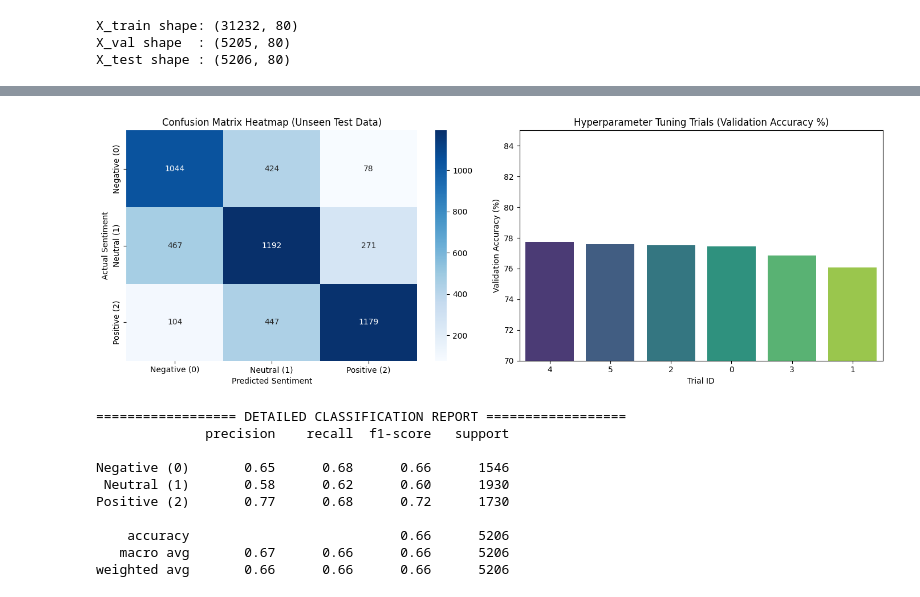
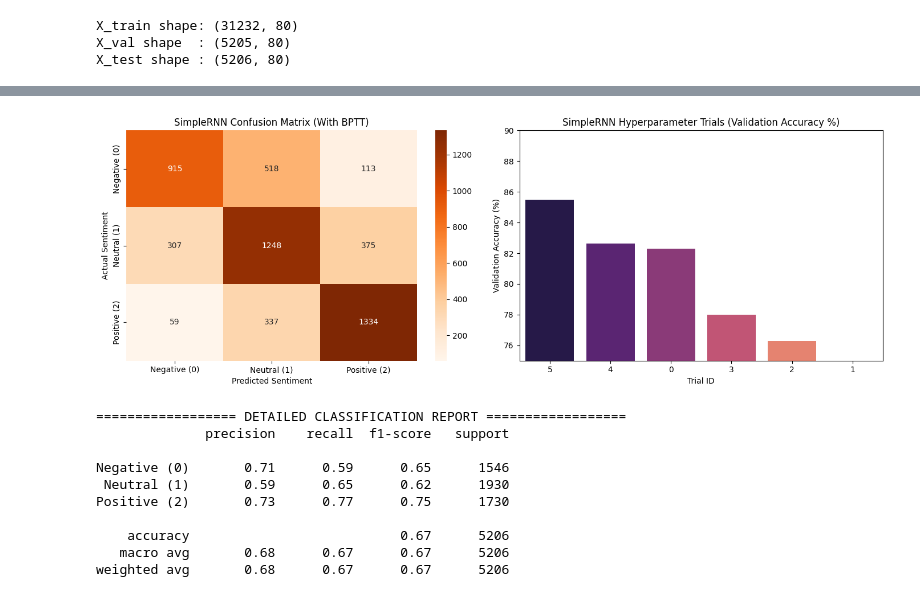
Before and after one commit to SarveeshK/HCL, a Jupyter notebook: Unit-2/SimpleRNN.ipynb, the cells around one changed output, grey strips where cells are left out. Saved outputs shown, nothing was run; the diff lists cells and outputs as text; code cells hidden in the pictures.

```diff
--- a/Unit-2/SimpleRNN.ipynb
+++ b/Unit-2/SimpleRNN.ipynb
@@ -135,14 +177,14 @@ def build_rnn_model(hp):
 import tensorflow as tf
 import keras_tuner as kt
 
-# Set up RandomSearch to test 6 different hyperparameter combinations and find highest val_accuracy
+# Test 6 hyperparameter combinations optimizing for highest validation accuracy
 tuner = kt.RandomSearch(
     build_rnn_model,
-    objective='val_accuracy',
+    objective=kt.Objective('val_accuracy', direction='max'),
     max_trials=6,
     executions_per_trial=1,
     directory='hf_tuning',
-    project_name='simple_rnn_multiclass',
+    project_name='simple_rnn_backprop',
     overwrite=True
 )
 
@@ -152,8 +194,8 @@ callbacks = [
     tf.keras.callbacks.ReduceLROnPlateau(monitor='val_loss', factor=0.5, patience=1, verbose=0)
 ]
 
-# Start testing the 6 SimpleRNN models on training data
-print("Starting Automated Hyperparameter Search for SimpleRNN...")
+# Start testing the 6 SimpleRNN configurations on training data
+print("Starting Automated Hyperparameter Search for SimpleRNN with BPTT...")
 tuner.search(
     X_train, y_train_oh,
     epochs=6,
@@ -226,48 +268,50 @@ Unseen Test Loss      : 0.7794
 =======================================================================
 # %%
 import numpy as np
+import pandas as pd
 import matplotlib.pyplot as plt
 import seaborn as sns
 from sklearn.metrics import confusion_matrix, classification_report
 
-# Predict sentiment classes on the unseen test dataset using the best model
+df_trials = pd.DataFrame(trials_data)
+
+# Predict sentiment classes on the unseen test dataset using the best SimpleRNN model
 y_pred_probs = best_model.predict(X_test, verbose=0)
 y_pred = np.argmax(y_pred_probs, axis=1)
 
-# Create a side-by-side figure with 2 plots
+# Create side-by-side plots
 fig, axes = plt.subplots(1, 2, figsize=(14, 5))
 
-# Plot 1: Confusion Matrix Heatmap (Shows True vs Predicted Labels)
+# Plot 1: Confusion Matrix Heatmap
 cm = confusion_matrix(y_test, y_pred)
 class_names = ['Negative (0)', 'Neutral (1)', 'Positive (2)']
-sns.heatmap(cm, annot=True, fmt='d', cmap='Blues', xticklabels=class_names, yticklabels=class_names, ax=axes[0])
-axes[0].set_title('Confusion Matrix Heatmap (Unseen Test Data)')
+sns.heatmap(cm, annot=True, fmt='d', cmap='Oranges', xticklabels=class_names, yticklabels=class_names, ax=axes[0])
+axes[0].set_title('SimpleRNN Confusion Matrix (With BPTT)')
 axes[0].set_xlabel('Predicted Sentiment')
 axes[0].set_ylabel('Actual Sentiment')
 
-# Plot 2: Hyperparameter Trial Validation Accuracy Comparison
-sns.barplot(data=df_trials, x='Trial ID', y='Val Accuracy (%)', hue='Trial ID', palette='viridis', legend=False, ax=axes[1])
-axes[1].set_title('Hyperparameter Tuning Trials (Validation Accuracy %)')
-axes[1].set_ylim(70, 85)
+# Plot 2: Hyperparameter Trial Accuracy Bar Chart
+sns.barplot(data=df_trials, x='Trial ID', y='Val Accuracy (%)', hue='Trial ID', palette='magma', legend=False, ax=axes[1])
+axes[1].set_title('SimpleRNN Hyperparameter Trials (Validation Accuracy %)')
+axes[1].set_ylim(75, 90)
 axes[1].set_ylabel('Validation Accuracy (%)')
 axes[1].set_xlabel('Trial ID')
 
-# Display the plots cleanly
 plt.tight_layout()
 plt.show()
 
 # Print detailed Precision, Recall, and F1-Score report for each class
 print("\n================== DETAILED CLASSIFICATION REPORT ==================")
 print(classification_report(y_test, y_pred, target_names=class_names))
 # %% [output]
-[figure, old version]
+[figure, new version]
 ================== DETAILED CLASSIFICATION REPORT ==================
               precision    recall  f1-score   support
 
-Negative (0)       0.65      0.68      0.66      1546
- Neutral (1)       0.58      0.62      0.60      1930
-Positive (2)       0.77      0.68      0.72      1730
+Negative (0)       0.71      0.59      0.65      1546
+ Neutral (1)       0.59      0.65      0.62      1930
+Positive (2)       0.73      0.77      0.75      1730
 
-    accuracy                           0.66      5206
-   macro avg       0.67      0.66      0.66      5206
-weighted avg       0.66      0.66      0.66      5206
+    accuracy                           0.67      5206
+   macro avg       0.68      0.67      0.67      5206
+weighted avg       0.68      0.67      0.67      5206
```
Also changed, not shown: parts of 7 cells of this notebook.
